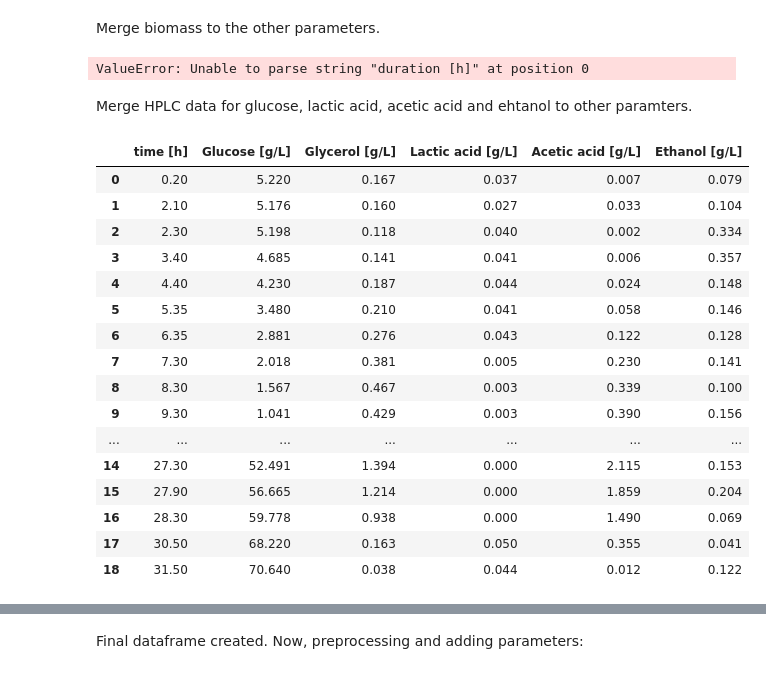
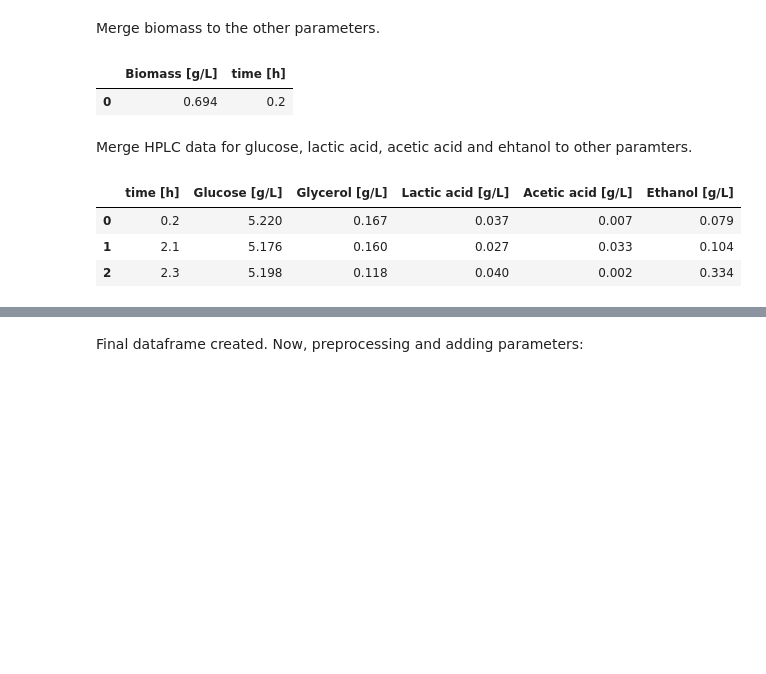
Before and after one commit to boripf/hybrid-model-corynebacterium, a Jupyter notebook: A_preprocessing.ipynb, the cells around one changed output, grey strips where cells are left out. Saved outputs shown, nothing was run; the diff lists cells and outputs as text; code cells hidden in the pictures; blank space fills up the shorter version.

```diff
--- a/A_preprocessing.ipynb
+++ b/A_preprocessing.ipynb
@@ -135,41 +135,29 @@ df_merged4.head(1)
 # %% [markdown]
 Merge biomass to the other parameters.
 # %%
-df_biomass=pd.read_csv('data/fermentation raw data/biomass_DW.csv', sep=';')
+df_biomass=pd.read_csv('data/fermentation raw data/biomass_mix.csv', sep=';')
 for col in df_biomass.columns:
     df_biomass[col]=df_biomass[col].str.replace(',', '.')
     df_biomass[col]=pd.to_numeric(df_biomass[col])
-df_biomass.rename(columns={'duration [h]': 'time [h]', 'biomass (g/L)': 'Biomass [g/L]'}, inplace=True)
+df_biomass.rename(columns={'hours': 'time [h]', 'biomass (g/L)': 'Biomass [g/L]'}, inplace=True)
 df_biomass.head(1)
 # %% [output]
-ValueError: Unable to parse string "duration [h]" at position 0
+|  | Biomass [g/L] | time [h] |
+| 0 | 0.694 | 0.2 |
 # %% [markdown]
 Merge HPLC data for glucose, lactic acid, acetic acid and ehtanol to other paramters.
 # %%
 df_hplc = pd.read_excel('data/fermentation raw data/HPLC.xlsx')
 for col in df_hplc.columns:
     df_hplc[col] = df_hplc[col].astype(str).str.replace(',', '.')
     df_hplc[col] = pd.to_numeric(df_hplc[col])
 df_hplc.rename(columns={'Time [h]': 'time [h]'}, inplace=True)
-df_hplc.head(23)
+df_hplc.head(3)
 # %% [output]
 |  | time [h] | Glucose [g/L] | Glycerol [g/L] | Lactic acid [g/L] | Acetic acid [g/L] | Ethanol [g/L] |
-| 0 | 0.20 | 5.220 | 0.167 | 0.037 | 0.007 | 0.079 |
-| 1 | 2.10 | 5.176 | 0.160 | 0.027 | 0.033 | 0.104 |
-| 2 | 2.30 | 5.198 | 0.118 | 0.040 | 0.002 | 0.334 |
-| 3 | 3.40 | 4.685 | 0.141 | 0.041 | 0.006 | 0.357 |
-| 4 | 4.40 | 4.230 | 0.187 | 0.044 | 0.024 | 0.148 |
-| 5 | 5.35 | 3.480 | 0.210 | 0.041 | 0.058 | 0.146 |
-| 6 | 6.35 | 2.881 | 0.276 | 0.043 | 0.122 | 0.128 |
-| 7 | 7.30 | 2.018 | 0.381 | 0.005 | 0.230 | 0.141 |
-| 8 | 8.30 | 1.567 | 0.467 | 0.003 | 0.339 | 0.100 |
-| 9 | 9.30 | 1.041 | 0.429 | 0.003 | 0.390 | 0.156 |
-| ... | ... | ... | ... | ... | ... | ... |
-| 14 | 27.30 | 52.491 | 1.394 | 0.000 | 2.115 | 0.153 |
-| 15 | 27.90 | 56.665 | 1.214 | 0.000 | 1.859 | 0.204 |
-| 16 | 28.30 | 59.778 | 0.938 | 0.000 | 1.490 | 0.069 |
-| 17 | 30.50 | 68.220 | 0.163 | 0.050 | 0.355 | 0.041 |
-| 18 | 31.50 | 70.640 | 0.038 | 0.044 | 0.012 | 0.122 |
+| 0 | 0.2 | 5.220 | 0.167 | 0.037 | 0.007 | 0.079 |
+| 1 | 2.1 | 5.176 | 0.160 | 0.027 | 0.033 | 0.104 |
+| 2 | 2.3 | 5.198 | 0.118 | 0.040 | 0.002 | 0.334 |
 # %%
 # add Yield Yxs calculated stepwise: consecutive between the two closest taken sample such as 1&2, 2&3, 3&4,... (?)
 df_Yxs = df_biomass.merge(df_hplc, on='time [h]', how='left')
```
Also changed, not shown: parts of 8 cells of this notebook, 7 other files.
